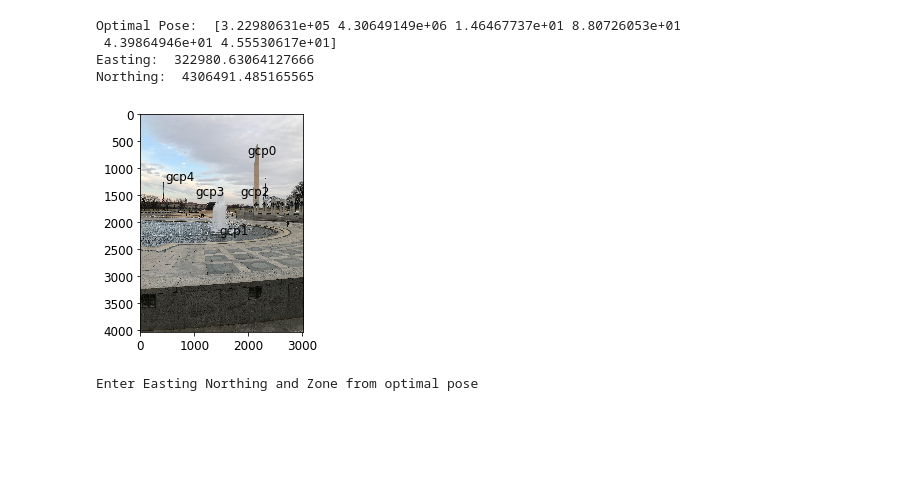
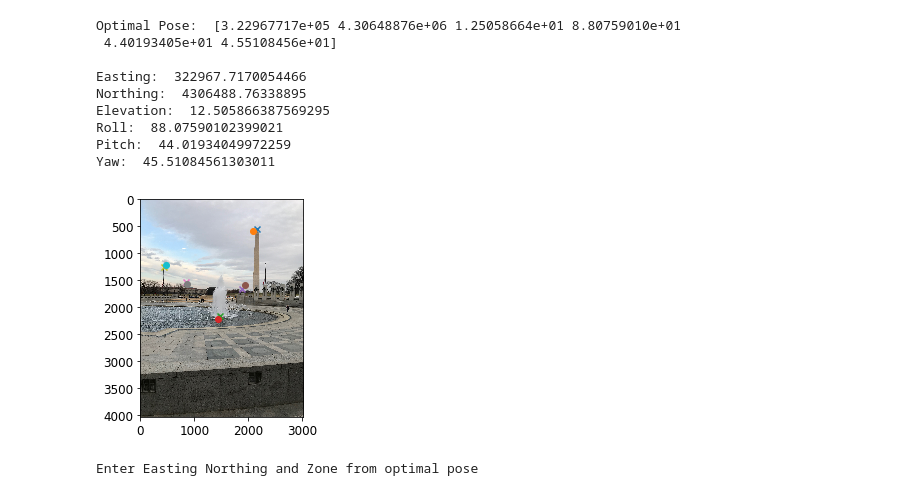
Before and after one commit to UMT-Computer-Vision-Spring-2019/project_1, a Jupyter notebook: main.ipynb, the cells around one changed output. Drawn from its saved outputs; the diff is of its cells as text; code cells hidden in the pictures; blank space fills up the shorter version.

```diff
--- a/main.ipynb
+++ b/main.ipynb
@@ -64,7 +64,8 @@ class Camera(object):
 # Initialize the camera and it's attributes from .exif file
 myCam = Camera()
 
-myCam.f = (28/36)*3024 # Focal length
+#myCam.f = (28/36)*3024 # Focal length
+myCam.f = (28/36)*4032 # Focal length
 myCam.c = np.array([4032.,3024.]) # Sensor size
 
 # List to hold the gcp info
@@ -172,20 +173,30 @@ final_coords = f(pts, myCam.p)
 # %%
 # Plot the GCP's using optimally estimated pose.
 plt.rcParams.update({'font.size': 12})
 for x in range(0,len(final_coords)):
-    plt.text(final_coords[x][0], final_coords[x][1], "gcp" + str((x)))
-    #plt.scatter(final_coords[x][0], final_coords[x][1])
+    plt.scatter(u_gcps[x][0], u_gcps[x][1], marker="x")
+    #plt.text(final_coords[x][0], final_coords[x][1], "gcp" + str((x)))
+    plt.scatter(final_coords[x][0], final_coords[x][1])
 im = plt.imread('national_mall.jpg')
 implot = plt.imshow(im)
-print("Optimal Pose: ", myCam.p)
+print("Optimal Pose: ", myCam.p, "\n")
 print("Easting: ", myCam.p[0])
 print("Northing: ", myCam.p[1])
+print("Elevation: ", myCam.p[2])
+print("Roll: ", myCam.p[3])
+print("Pitch: ", myCam.p[4])
+print("Yaw: ", myCam.p[5])
 # %% [output]
-Optimal Pose:  [3.22980631e+05 4.30649149e+06 1.46467737e+01 8.80726053e+01
- 4.39864946e+01 4.55530617e+01]
-Easting:  322980.63064127666
-Northing:  4306491.485165565
+Optimal Pose:  [3.22967717e+05 4.30648876e+06 1.25058664e+01 8.80759010e+01
+ 4.40193405e+01 4.55108456e+01]
+
+Easting:  322967.7170054466
+Northing:  4306488.76338895
+Elevation:  12.505866387569295
+Roll:  88.07590102399021
+Pitch:  44.01934049972259
+Yaw:  45.51084561303011
-[figure, old version]
+[figure, new version]
 # %%
 im1 = plt.imread('zone_easting_northing.png')
 print("Enter Easting Northing and Zone from optimal pose")
```
Also changed, not shown: 1 other file.
